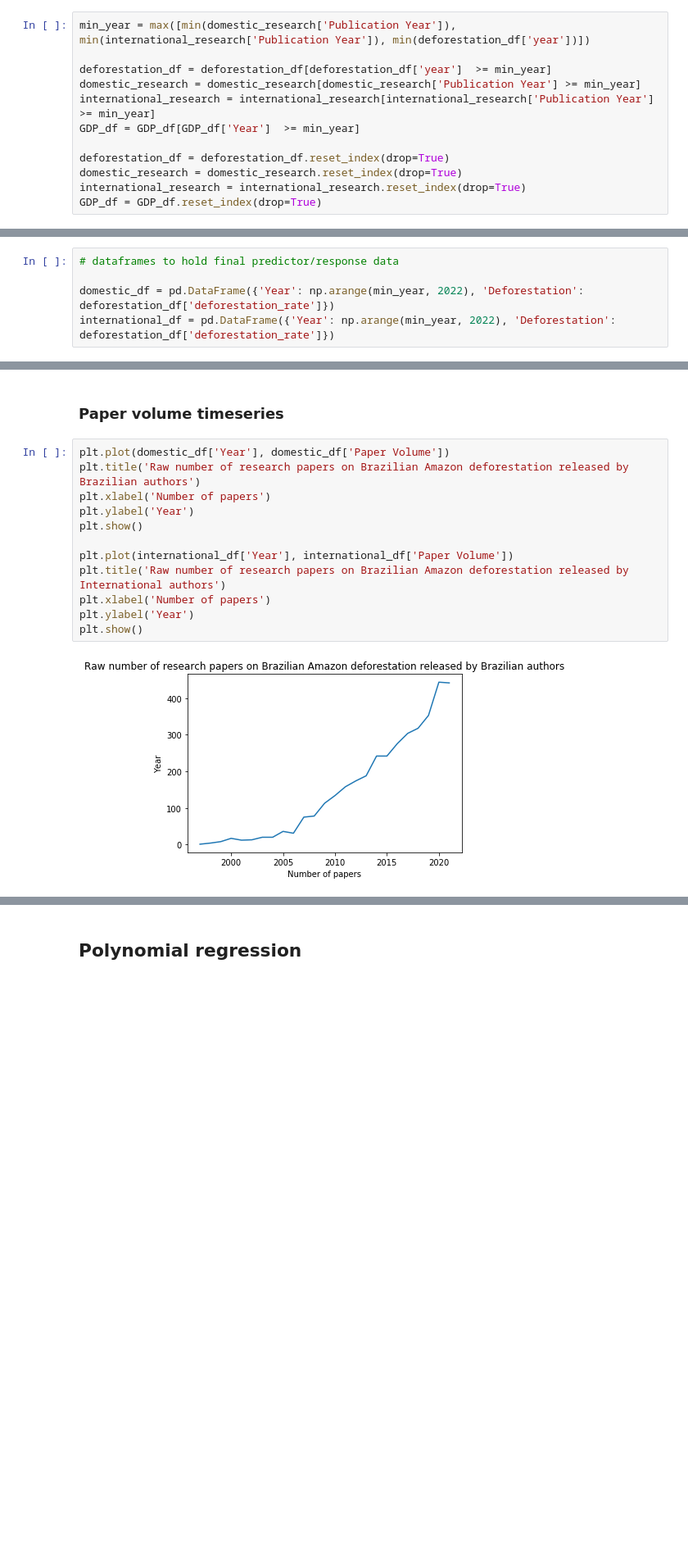
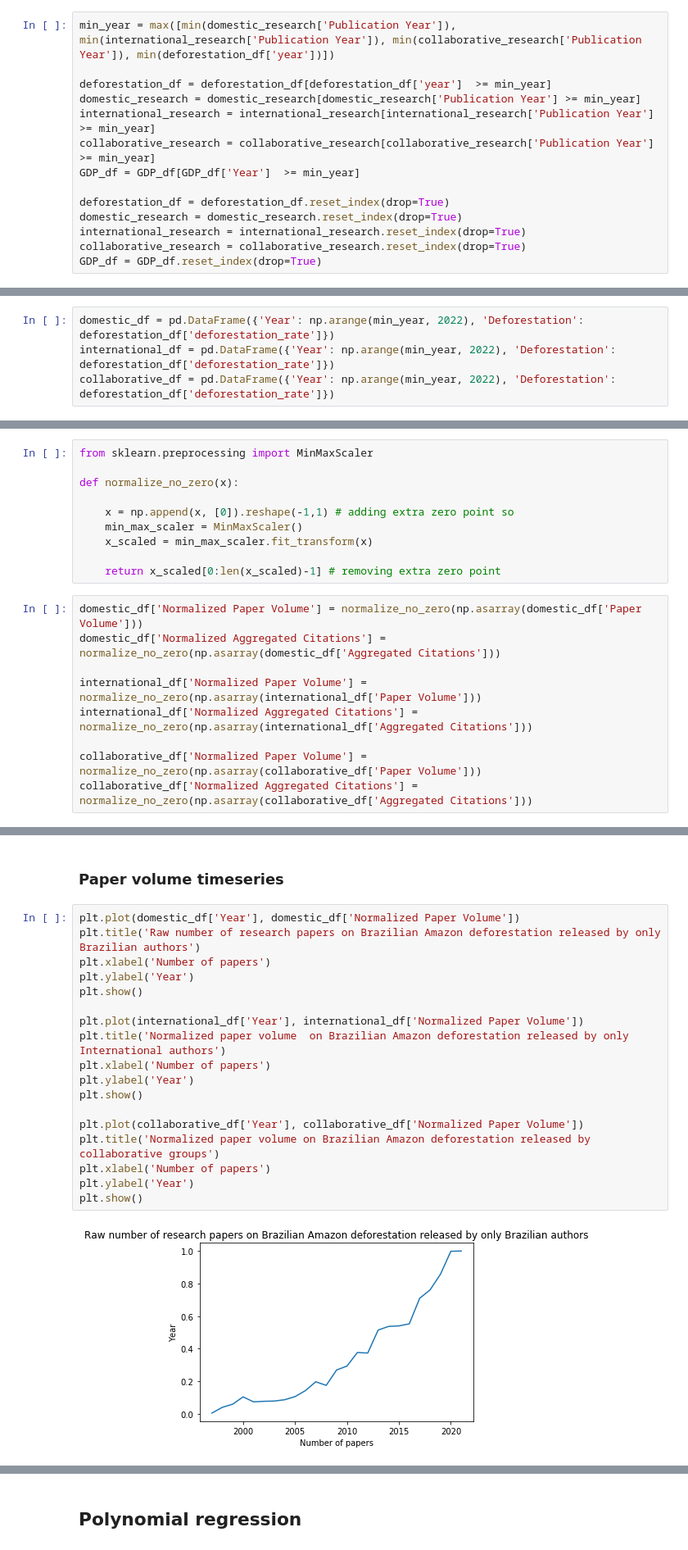
Before and after one commit to btiv/DSS_Final_Proj, a Jupyter notebook: Final Project Brazil.ipynb, the cells around one changed output, grey strips where cells are left out. Shown at 82% size. Cells and saved outputs as stored; diff of their text form; blank space fills up the shorter version.

```diff
--- a/Final Project Brazil.ipynb
+++ b/Final Project Brazil.ipynb
@@ -31,14 +37,16 @@ deforestation_df = pd.read_csv('data/deforestation_data.csv')
 # %% [markdown]
 Aligning year ranges between the data
 # %%
-min_year = max([min(domestic_research['Publication Year']), min(international_research['Publication Year']), min(deforestation_df['year'])])
+min_year = max([min(domestic_research['Publication Year']), min(international_research['Publication Year']), min(collaborative_research['Publication Year']), min(deforestation_df['year'])])
 
 deforestation_df = deforestation_df[deforestation_df['year']  >= min_year]
 domestic_research = domestic_research[domestic_research['Publication Year'] >= min_year]
 international_research = international_research[international_research['Publication Year'] >= min_year]
+collaborative_research = collaborative_research[collaborative_research['Publication Year'] >= min_year]
 GDP_df = GDP_df[GDP_df['Year']  >= min_year]
 
 deforestation_df = deforestation_df.reset_index(drop=True)
 domestic_research = domestic_research.reset_index(drop=True)
 international_research = international_research.reset_index(drop=True)
+collaborative_research = collaborative_research.reset_index(drop=True)
 GDP_df = GDP_df.reset_index(drop=True)
@@ -45,7 +55,6 @@ GDP_df = GDP_df.reset_index(drop=True)
 # %%
-# dataframes to hold final predictor/response data
-
 domestic_df = pd.DataFrame({'Year': np.arange(min_year, 2022), 'Deforestation': deforestation_df['deforestation_rate']})
 international_df = pd.DataFrame({'Year': np.arange(min_year, 2022), 'Deforestation': deforestation_df['deforestation_rate']})
+collaborative_df = pd.DataFrame({'Year': np.arange(min_year, 2022), 'Deforestation': deforestation_df['deforestation_rate']})
 # %% [markdown]
 Processing article data to get research volume per year and citation metrics
@@ -84,2 +191,21 @@ international_df['Avg Citation Count'] = international_df['Total Citation Count'
+# %%
+from sklearn.preprocessing import MinMaxScaler
+
+def normalize_no_zero(x):
+
+    x = np.append(x, [0]).reshape(-1,1) # adding extra zero point so
+    min_max_scaler = MinMaxScaler()
+    x_scaled = min_max_scaler.fit_transform(x)
+
+    return x_scaled[0:len(x_scaled)-1] # removing extra zero point
+# %%
+domestic_df['Normalized Paper Volume'] = normalize_no_zero(np.asarray(domestic_df['Paper Volume']))
+domestic_df['Normalized Aggregated Citations'] = normalize_no_zero(np.asarray(domestic_df['Aggregated Citations']))
+
+international_df['Normalized Paper Volume'] = normalize_no_zero(np.asarray(international_df['Paper Volume']))
+international_df['Normalized Aggregated Citations'] = normalize_no_zero(np.asarray(international_df['Aggregated Citations']))
+
+collaborative_df['Normalized Paper Volume'] = normalize_no_zero(np.asarray(collaborative_df['Paper Volume']))
+collaborative_df['Normalized Aggregated Citations'] = normalize_no_zero(np.asarray(collaborative_df['Aggregated Citations']))
 # %% [markdown]
 ## Plots of raw data
@@ -96,16 +222,22 @@ plt.show()
 # %% [markdown]
 ### Paper volume timeseries
 # %%
-plt.plot(domestic_df['Year'], domestic_df['Paper Volume'])
-plt.title('Raw number of research papers on Brazilian Amazon deforestation released by Brazilian authors')
+plt.plot(domestic_df['Year'], domestic_df['Normalized Paper Volume'])
+plt.title('Raw number of research papers on Brazilian Amazon deforestation released by only Brazilian authors')
 plt.xlabel('Number of papers')
 plt.ylabel('Year')
 plt.show()
 
-plt.plot(international_df['Year'], international_df['Paper Volume'])
-plt.title('Raw number of research papers on Brazilian Amazon deforestation released by International authors')
+plt.plot(international_df['Year'], international_df['Normalized Paper Volume'])
+plt.title('Normalized paper volume  on Brazilian Amazon deforestation released by only International authors')
 plt.xlabel('Number of papers')
 plt.ylabel('Year')
 plt.show()
+
+plt.plot(collaborative_df['Year'], collaborative_df['Normalized Paper Volume'])
+plt.title('Normalized paper volume on Brazilian Amazon deforestation released by collaborative groups')
+plt.xlabel('Number of papers')
+plt.ylabel('Year')
+plt.show()
 # %% [output]
-[figure, old version]
+[figure, new version]
```
Also changed, not shown: parts of 76 cells of this notebook.
